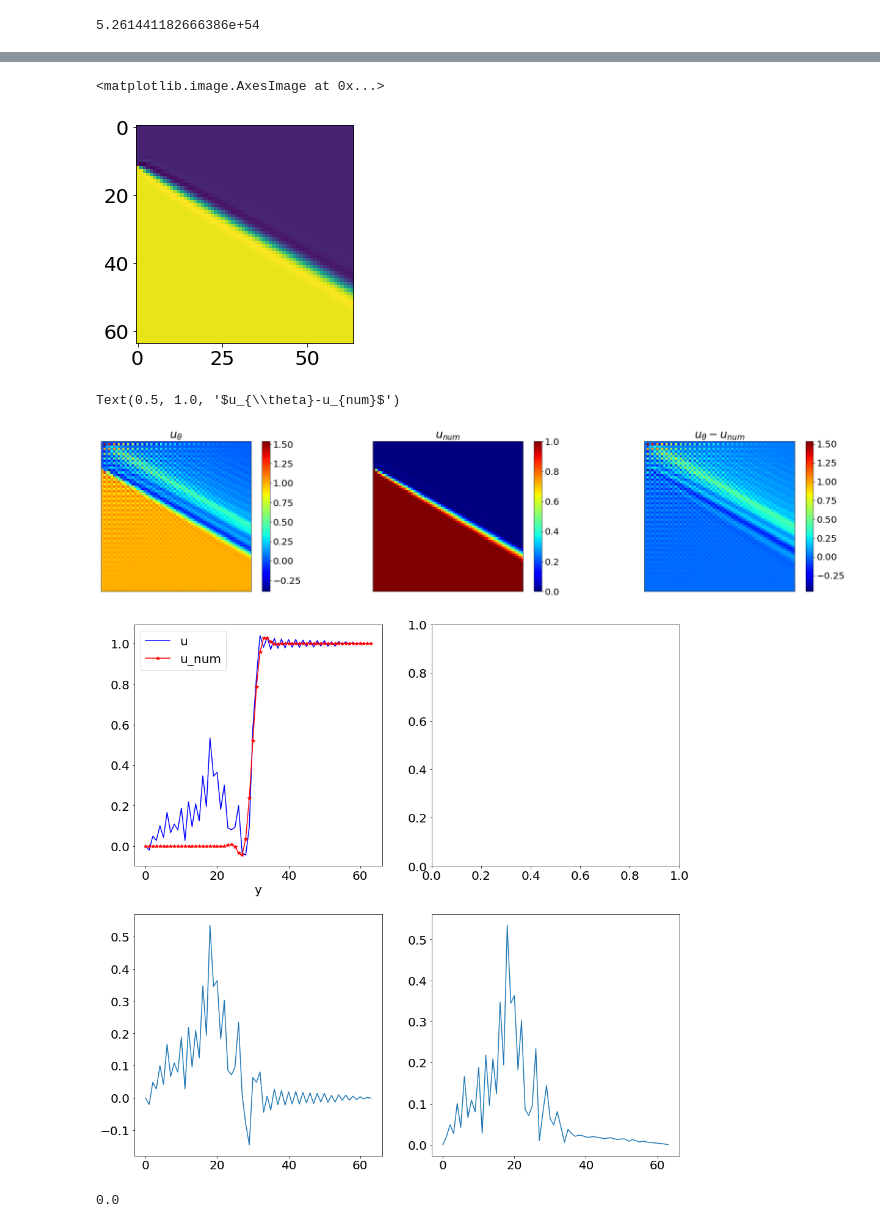
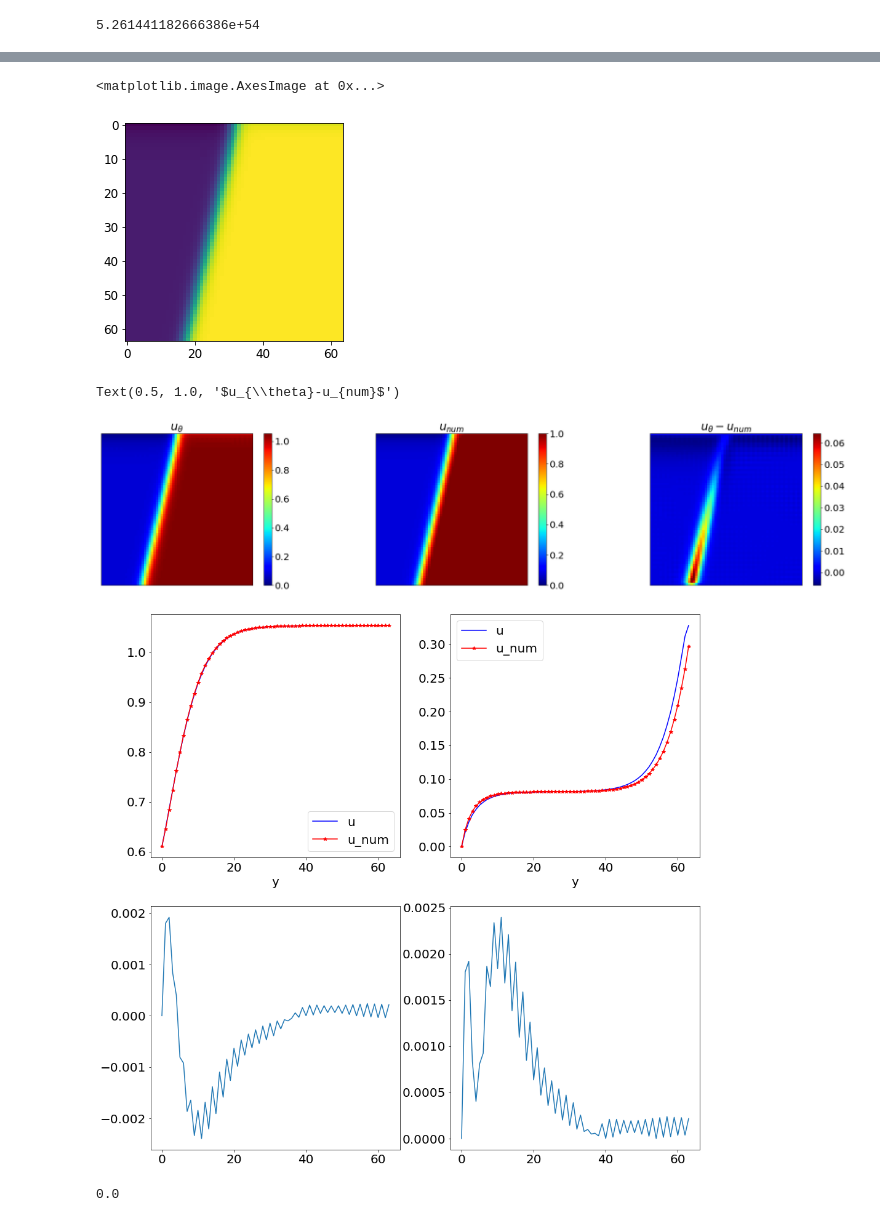
Before and after one commit to adityabalu/DiffNet, a Jupyter notebook: examples/poisson/single_instance/e18_allen_cahn_ice_melt.ipynb, the cells around one changed output, grey strips where cells are left out. Saved outputs shown, nothing was run; the diff lists cells and outputs as text; code cells hidden in the pictures.

Commit message:
Improvements to the Allen-Cahn problem

```diff
--- a/examples/poisson/single_instance/e18_allen_cahn_ice_melt.ipynb
+++ b/examples/poisson/single_instance/e18_allen_cahn_ice_melt.ipynb
@@ -210,10 +210,10 @@ plt.imshow(basecase.dataset.bc2)
 # %%
 # separate query
-version_id = 11
-case_dir = './adv-diff-2d/version_'+str(version_id)
-dataset = AdvDiff2dRectangle(domain_size=domain_size)
+version_id = 23
+case_dir = './allen-cahn-icemelt-2d/version_'+str(version_id)
+dataset = AllenCahnIceMeltRectangle(domain_size=domain_size)
 network = torch.load(os.path.join(case_dir, 'network.pt'))
-equation = AdvDiff2d(network, dataset, batch_size=1, domain_size=domain_size)
+equation = AllenCahnIceMelt(network, dataset, batch_size=1, domain_size=domain_size)
 # Query
 inputs, forcing = equation.dataset[0]
 k, f, u = equation.do_query(inputs, forcing)
@@ -300,11 +267,16 @@ dump
+# %%
+num_data = np.loadtxt("ac_data_csv.csv", delimiter=",", skiprows=1)
+u_num_v = num_data[:,0]
+# %%
+u_num = np.reshape(u_num_v, (domain_size, domain_size))
 # %%
-u_num = dump['U_sol']
-u_num = u_num.reshape((64,64))
+# u_num = dump['U_sol']
+# u_num = u_num.reshape((64,64))
 # %%
 plt.imshow(u_num)
 # %% [output]
 <matplotlib.image.AxesImage at 0x...>
-[figure, old version]
+[figure, new version]
 # %%
 diff = u - u_num
 # plotting
@@ -326,26 +298,30 @@ im = axs[2].imshow(diff,cmap='jet')
 fig.colorbar(im, ax=axs[2]); axs[2].set_title(r'$u_{\theta}-u_{num}$')
 # %% [output]
 Text(0.5, 1.0, '$u_{\\theta}-u_{num}$')
-[figure, old version]
+[figure, new version]
 # %%
 idx = 32
 
 diff = u - u_num
 # plotting
 fig, axs = plt.subplots(2, 2, figsize=(16,16),
                     subplot_kw={'aspect': 'auto'}, sharex=False, sharey=False, squeeze=True)
 # for ax in axs:
 #     ax.set_xticks([])
 #     ax.set_yticks([])
 
-m = axs[0,0].plot(u[:,idx],'b-', label='u')
+im = axs[0,0].plot(u[:,idx],'b-', label='u')
 im = axs[0,0].plot(u_num[:,idx],'r*-', label='u_num')
 axs[0,0].legend()
 axs[0,0].set_xlabel('y')
+im = axs[0,1].plot(u[:,16],'b-', label='u')
+im = axs[0,1].plot(u_num[:,16],'r*-', label='u_num')
+axs[0,1].legend()
+axs[0,1].set_xlabel('y')
 im = axs[1,0].plot(diff[:,idx])
 im = axs[1,1].plot(np.abs(diff[:,idx])); #axs[1,1].set_ylim([0,0.005])
 # %% [output]
-[figure, old version]
+[figure, new version]
 # %%
 basecase.dataset.bc2[12,0]
 # %% [output]
```
Also changed, not shown: parts of 10 cells of this notebook, 3 other files.
